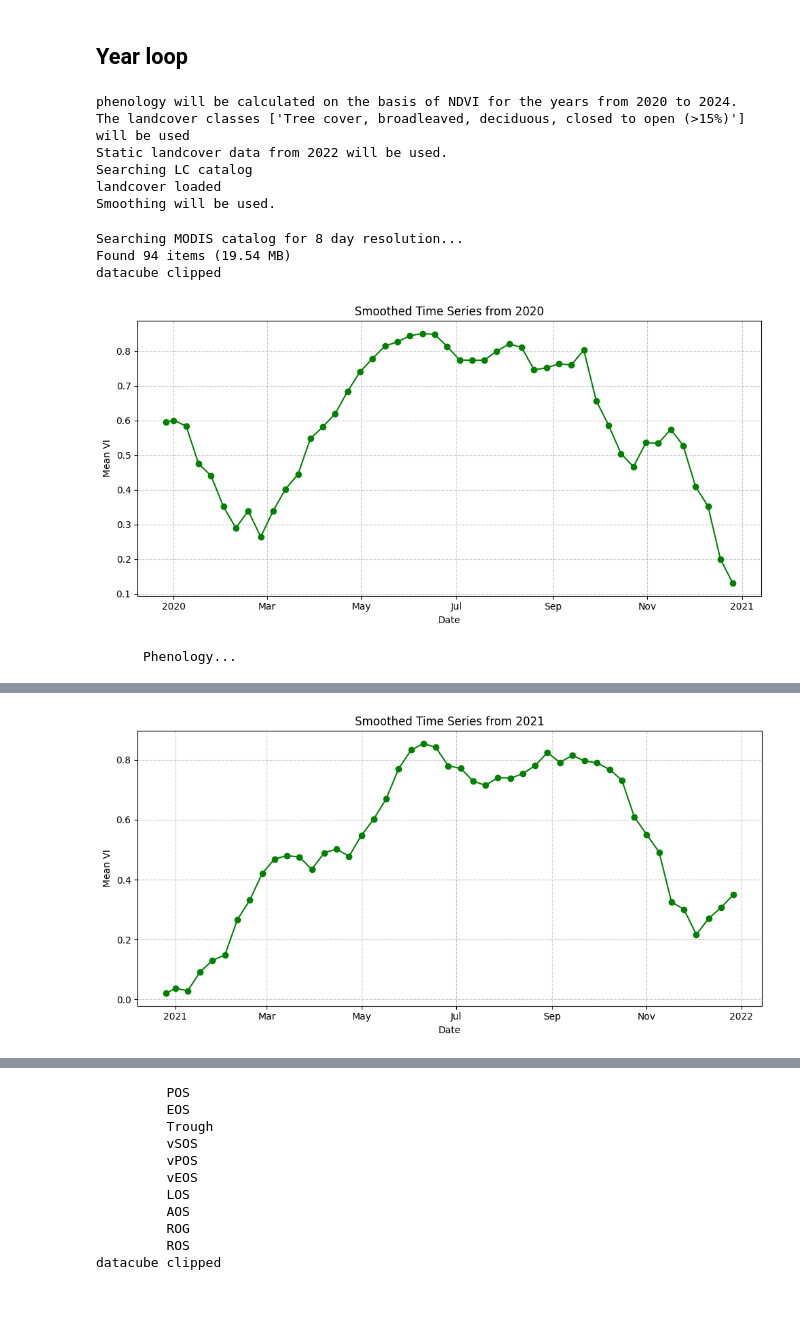
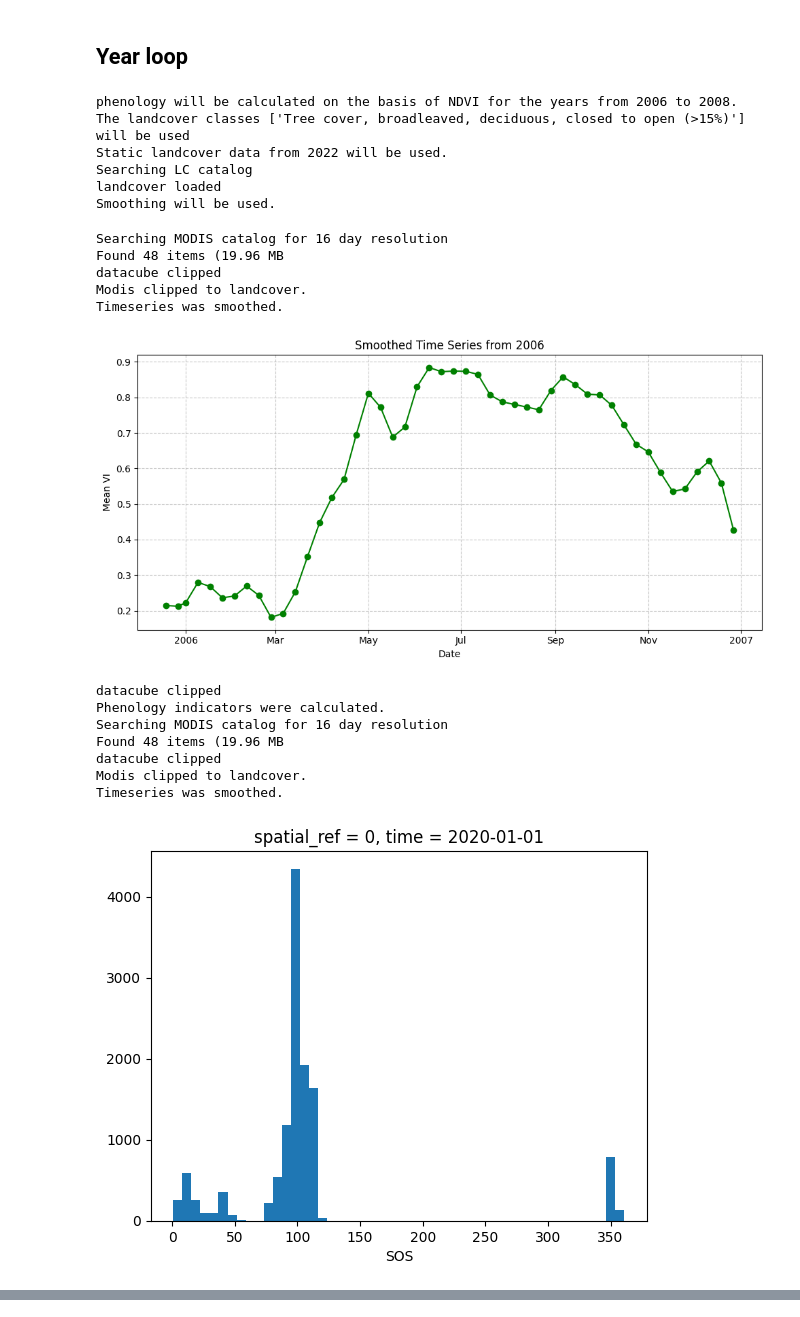
Before and after one commit to milesberberich/RhoenPhenology, a Jupyter notebook: year_loop_phenology.ipynb, the cells around one changed output, grey strips where cells are left out. Saved outputs shown, nothing was run; the diff lists cells and outputs as text; code cells hidden in the pictures.

```diff
--- a/year_loop_phenology.ipynb
+++ b/year_loop_phenology.ipynb
@@ -5,16 +5,25 @@ from phen_loop import *
 # %% [markdown]
 ## Year loop
 # %%
-phen_loop(2020, 2025, r"C:\Users\miles\OneDrive\Dokumente\EAGLE SoSe\Linking science\results\phenology\forest_loop_static_8days_smoothed", class_codes = [60], Save = True, dynamik_landcover= "False", temporal_res="8", window_size=4, smoothing="True")
+phen_loop(2006, 2009, r"C:\Users\miles\OneDrive\Dokumente\EAGLE SoSe\Linking science\results\phenology\16day_60_nofilter", class_codes = [60], Save = True, dynamik_landcover= "False", temporal_res="16", window_size=5, smoothing="True")
 # %% [output]
-phenology will be calculated on the basis of NDVI for the years from 2020 to 2024.
+phenology will be calculated on the basis of NDVI for the years from 2006 to 2008.
 The landcover classes ['Tree cover, broadleaved, deciduous, closed to open (>15%)'] will be used
 Static landcover data from 2022 will be used.
 Searching LC catalog
 landcover loaded
 Smoothing will be used.
-Searching MODIS catalog for 8 day resolution...
-Found 94 items (19.54 MB)
+Searching MODIS catalog for 16 day resolution
+Found 48 items (19.96 MB
 datacube clipped
+Modis clipped to landcover.
+Timeseries was smoothed.
-[figure, old version]
+[figure, new version]
-      Phenology...
+datacube clipped
+Phenology indicators were calculated.
+Searching MODIS catalog for 16 day resolution
+Found 48 items (19.96 MB
+datacube clipped
+Modis clipped to landcover.
+Timeseries was smoothed.
+[figure, new version]
@@ -35 +46,0 @@ datacube clipped
-[figure, old version]
@@ -37,11 +51,0 @@ datacube clipped
-         POS
-         EOS
-         Trough
-         vSOS
-         vPOS
-         vEOS
-         LOS
-         AOS
-         ROG
-         ROS
-datacube clipped
```
Also changed, not shown: parts of 1 cell of this notebook, 6 other files.
